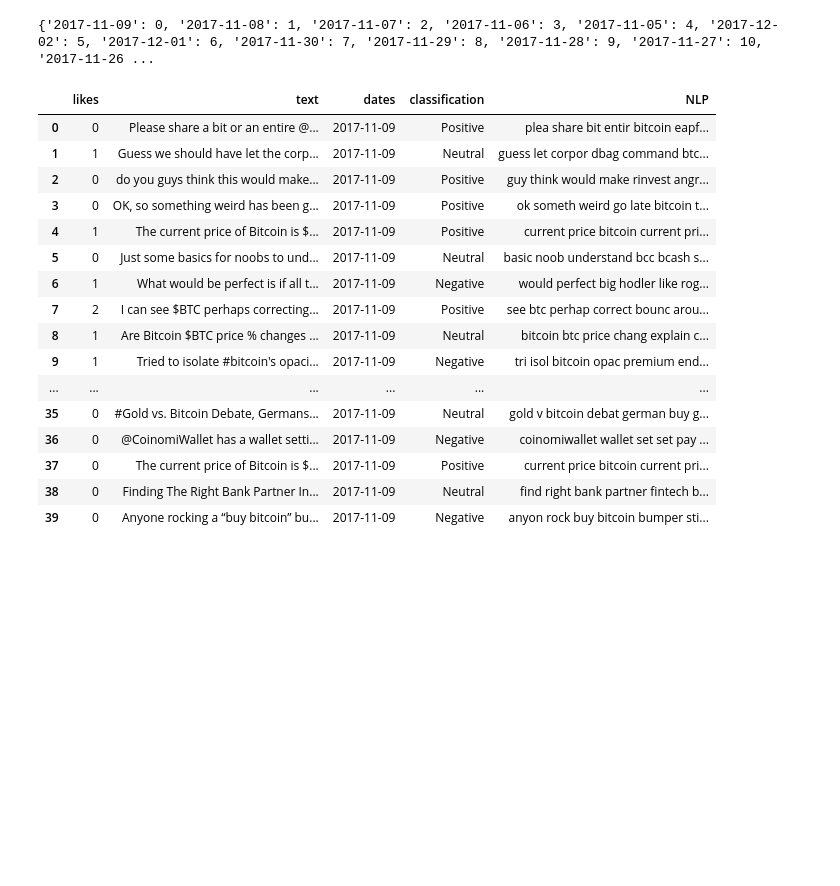
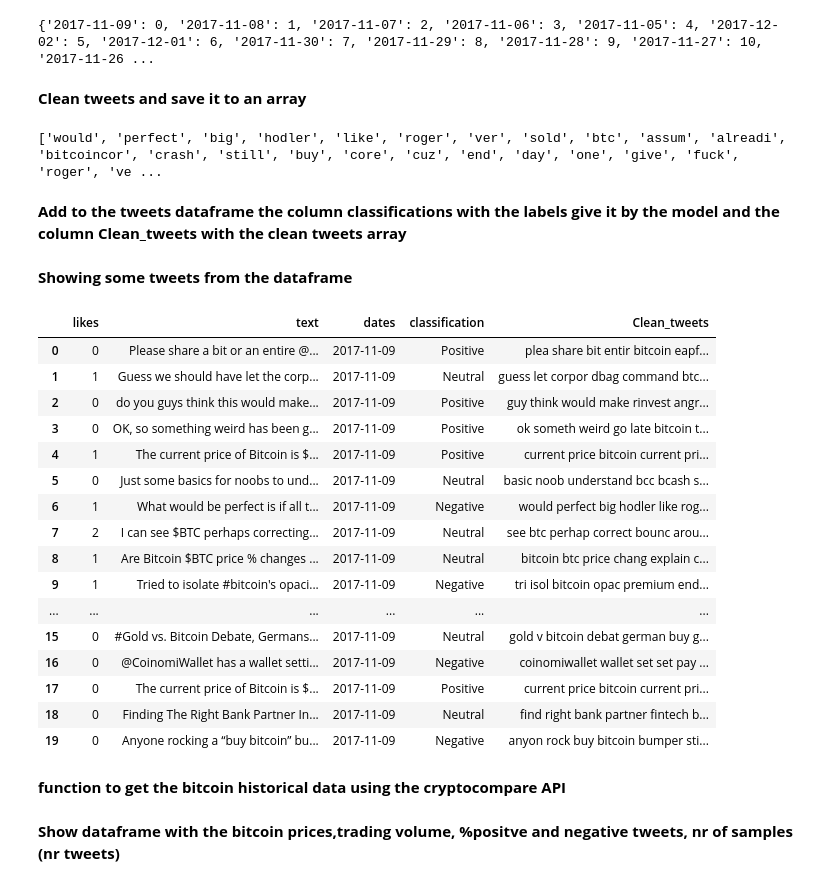
Before and after one commit to ric-clemente/Crypto_Sentiment_vs_Price, a Jupyter notebook: Crypto_Sentiment.ipynb, the cells around one changed output. Drawn from its saved outputs; the diff is of its cells as text; code cells hidden in the pictures; blank space fills up the shorter version.

```diff
--- a/Crypto_Sentiment.ipynb
+++ b/Crypto_Sentiment.ipynb
@@ -425,18 +407,22 @@ df.drop(['fullname','html','replies','retweets','id','timestamp','url','user'],a
 # %%
 positive=0
 negative=0
-neutral=0
+
 
 day_pos=[]
 day_neg=[]
-day_neut=[]
+
 day=[]
 day_sample=[]
 labels=[]
-#print(df['likes'][3])
+
 for i in range (len( df['dates'])):
 
   classification=classify_msg(df['text'][i])
+
+  #save labels into list
+  labels.append(classification)
+
   if int(df['likes'][i])>=10:
 
 
@@ -444,13 +430,15 @@ for i in range (len( df['dates'])):
       positive=positive+1
     if classification=='Negative':
       negative=negative+1
-    if classification=='Neutral':
-      neutral=neutral+1
+
   if i>0:
 
     if df['dates'][i]!=df['dates'][i-1]:
-      #print("true")
+
+      #save previous date into list
       day.append(str(df['dates'][i-1]))
+
+      #save %pos and neg and nr of total tweets for each date
       if positive+negative>0:
         day_pos.append(positive/(positive+negative))
         day_neg.append(negative/(positive+negative))
@@ -459,25 +447,25 @@ for i in range (len( df['dates'])):
         day_pos.append(0)
         day_neg.append(0)
         day_sample.append(0)
-      #day_neut.append(neutral/(positive+negative+neutral))
+
       positive=0
       negative=0
-      neutral=0
-  labels.append(classification)
 
-#add last date
+
+
+#add last date from dataset
 if int(df['likes'][i])>=10:
   day.append(str(df['dates'][i]))
   day_pos.append(positive/(positive+negative))
   day_neg.append(negative/(positive+negative))
   day_sample.append(positive+negative)
-#day_neut.append(neutral/(positive+negative+neutral))
+
 
 
 
 print(day_pos)
 print(day_neg)
 print(day_sample)
-#print(day_neut)
+
 print(day)
 # %% [output]
@@ -490,11 +480,21 @@ date_dic={x:i for i,x in enumerate(day)}
 print(date_dic)
 # %% [output]
 {'2017-11-09': 0, '2017-11-08': 1, '2017-11-07': 2, '2017-11-06': 3, '2017-11-05': 4, '2017-12-02': 5, '2017-12-01': 6, '2017-11-30': 7, '2017-11-29': 8, '2017-11-28': 9, '2017-11-27': 10, '2017-11-26 ...
+# %% [markdown]
+**Clean tweets and save it to an array**
+# %%
+clean_tweets=clean_msg(df['text'])
+print(clean_tweets[26])
+# %% [output]
+['would', 'perfect', 'big', 'hodler', 'like', 'roger', 'ver', 'sold', 'btc', 'assum', 'alreadi', 'bitcoincor', 'crash', 'still', 'buy', 'core', 'cuz', 'end', 'day', 'one', 'give', 'fuck', 'roger', 've ...
+# %% [markdown]
+**Add to the tweets dataframe the column classifications with the labels give it by the model and the column Clean_tweets with the clean tweets array**
 # %%
 df['classification']=labels
 pd.set_option('display.max_colwidth', 200)
 
-def nlp_sentences(ct):
+#function to turn array of words into sentence
+def join_words(ct):
   res=[]
   for i in range (len(ct)):
     s = [j for j in ct[i]]
@@ -502,13 +502,15 @@ def nlp_sentences(ct):
 
   return res
 
-clean_tweets=nlp_sentences(clean_tweets)
-#print(clean_tweets[:3])
-df['NLP']=clean_tweets
+clean_tweets=join_words(clean_tweets)
+
+df['Clean_tweets']=clean_tweets
+# %% [markdown]
+**Showing some tweets from the dataframe**
 # %%
-df.head(40)
+df.head(20)
 # %% [output]
-|  | likes | text | dates | classification | NLP |
+|  | likes | text | dates | classification | Clean_tweets |
 | 0 | 0 | Please share a bit or an entire @... | 2017-11-09 | Positive | plea share bit entir bitcoin eapf... |
 | 1 | 1 | Guess we should have let the corp... | 2017-11-09 | Neutral | guess let corpor dbag command btc... |
 | 2 | 0 | do you guys think this would make... | 2017-11-09 | Positive | guy think would make rinvest angr... |
@@ -516,12 +518,14 @@ df.head(40)
 | 4 | 1 | The current price of Bitcoin is $... | 2017-11-09 | Positive | current price bitcoin current pri... |
 | 5 | 0 | Just some basics for noobs to und... | 2017-11-09 | Neutral | basic noob understand bcc bcash s... |
 | 6 | 1 | What would be perfect is if all t... | 2017-11-09 | Negative | would perfect big hodler like rog... |
-| 7 | 2 | I can see $BTC perhaps correcting... | 2017-11-09 | Positive | see btc perhap correct bounc arou... |
+| 7 | 2 | I can see $BTC perhaps correcting... | 2017-11-09 | Neutral | see btc perhap correct bounc arou... |
 | 8 | 1 | Are Bitcoin $BTC price % changes ... | 2017-11-09 | Neutral | bitcoin btc price chang explain c... |
 | 9 | 1 | Tried to isolate #bitcoin's opaci... | 2017-11-09 | Negative | tri isol bitcoin opac premium end... |
 | ... | ... | ... | ... | ... | ... |
-| 35 | 0 | #Gold vs. Bitcoin Debate, Germans... | 2017-11-09 | Neutral | gold v bitcoin debat german buy g... |
-| 36 | 0 | @CoinomiWallet has a wallet setti... | 2017-11-09 | Negative | coinomiwallet wallet set set pay ... |
-| 37 | 0 | The current price of Bitcoin is $... | 2017-11-09 | Positive | current price bitcoin current pri... |
-| 38 | 0 | Finding The Right Bank Partner In... | 2017-11-09 | Neutral | find right bank partner fintech b... |
-| 39 | 0 | Anyone rocking a “buy bitcoin” bu... | 2017-11-09 | Negative | anyon rock buy bitcoin bumper sti... |
+| 15 | 0 | #Gold vs. Bitcoin Debate, Germans... | 2017-11-09 | Neutral | gold v bitcoin debat german buy g... |
+| 16 | 0 | @CoinomiWallet has a wallet setti... | 2017-11-09 | Negative | coinomiwallet wallet set set pay ... |
+| 17 | 0 | The current price of Bitcoin is $... | 2017-11-09 | Positive | current price bitcoin current pri... |
+| 18 | 0 | Finding The Right Bank Partner In... | 2017-11-09 | Neutral | find right bank partner fintech b... |
+| 19 | 0 | Anyone rocking a “buy bitcoin” bu... | 2017-11-09 | Negative | anyon rock buy bitcoin bumper sti... |
+# %% [markdown]
+**function to get the bitcoin historical data using the cryptocompare API**
@@ -528 +544,3 @@ df.head(40)
+# %% [markdown]
+**Show dataframe with the bitcoin prices,trading volume, %positve and negative tweets, nr of samples (nr tweets)**
 # %%
```
Also changed, not shown: parts of 50 cells of this notebook.
